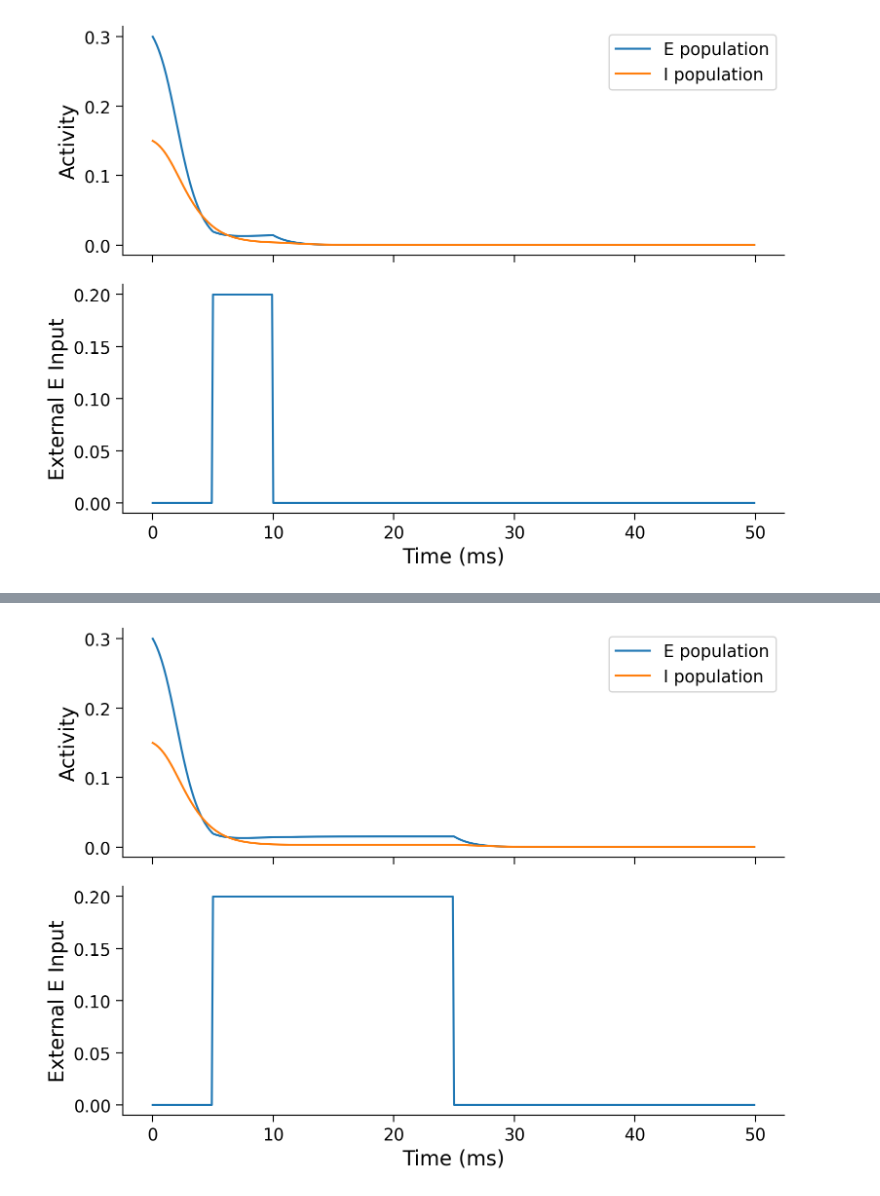
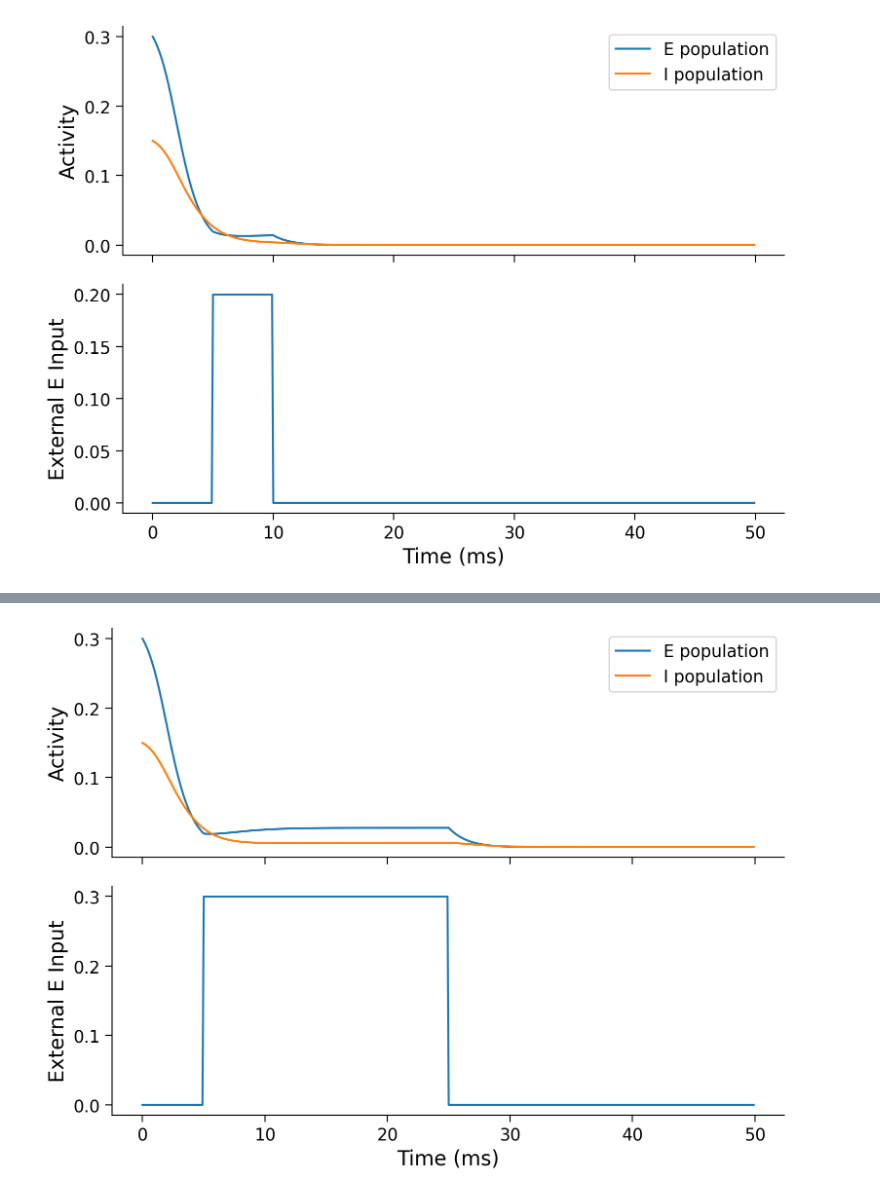
Before and after one commit to briskicedteaa/SP-Model-Repo, a Jupyter notebook: Prototype_v0_1.ipynb, the cells around one changed output, grey strips where cells are left out. Cells and saved outputs as stored; diff of their text form; code cells hidden in the pictures.

```diff
--- a/Prototype_v0_1.ipynb
+++ b/Prototype_v0_1.ipynb
@@ -543,32 +549,32 @@ def simulate_wc_pulse(tau_E, a_E, theta_E, tau_I, a_I, theta_I,
     rI[k + 1] = rI[k] + drI
 
   return rE, rI, I_ext_E_array
 
 
 pars = default_pars(
     rE_init=0.30,
     rI_init=0.15,
-    I_ext_E=0.20,
+    I_ext_E=0.30,
     pulse_start=5
 )
 
 pars["pulse_start"] = 5
 pars["pulse_end"] = 25
 
 rE, rI, pulse = simulate_wc_pulse(**pars)
 
 fig, axes = plt.subplots(2, 1, figsize=(8, 6), sharex = True)
 
 axes[0].plot(pars["range_t"], rE, label= "E population")
 axes[0].plot(pars["range_t"], rI, label= "I population")
 axes[0].set_ylabel("Activity")
 axes[0].legend()
 
 axes[1].plot(pars["range_t"], pulse)
 axes[1].set_xlabel("Time (ms)")
 axes[1].set_ylabel("External E Input")
 
 plt.tight_layout()
 plt.show()
 # %% [output]
-[figure, old version]
+[figure, new version]
```
Also changed, not shown: parts of 1 cell of this notebook.
